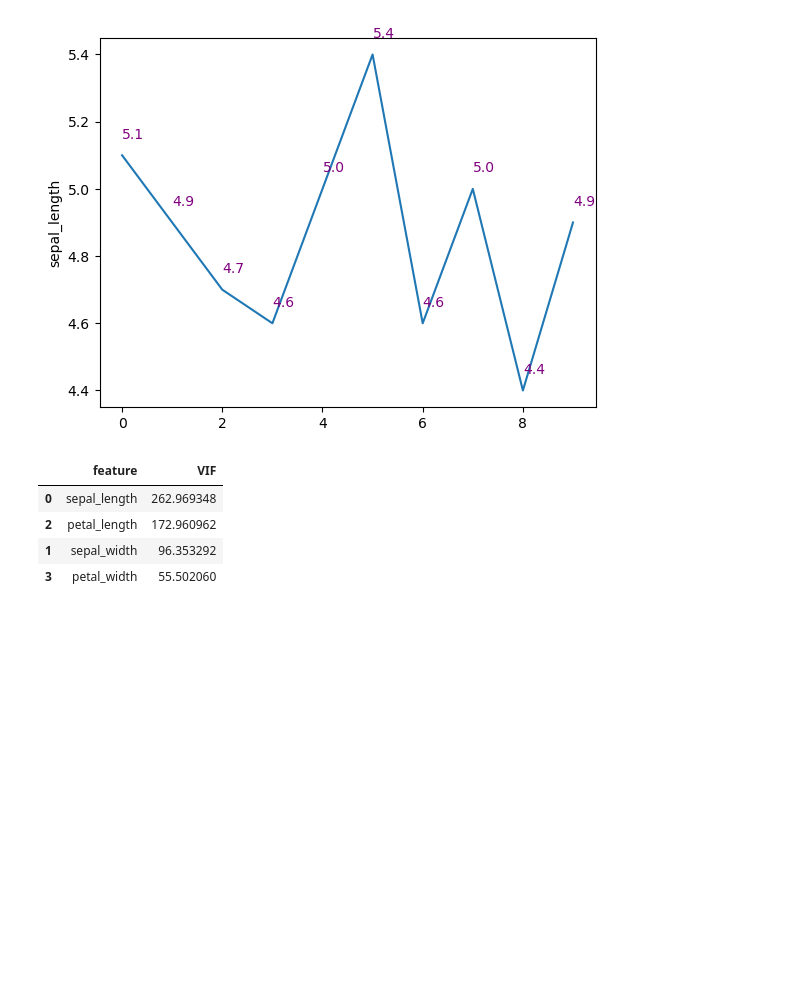
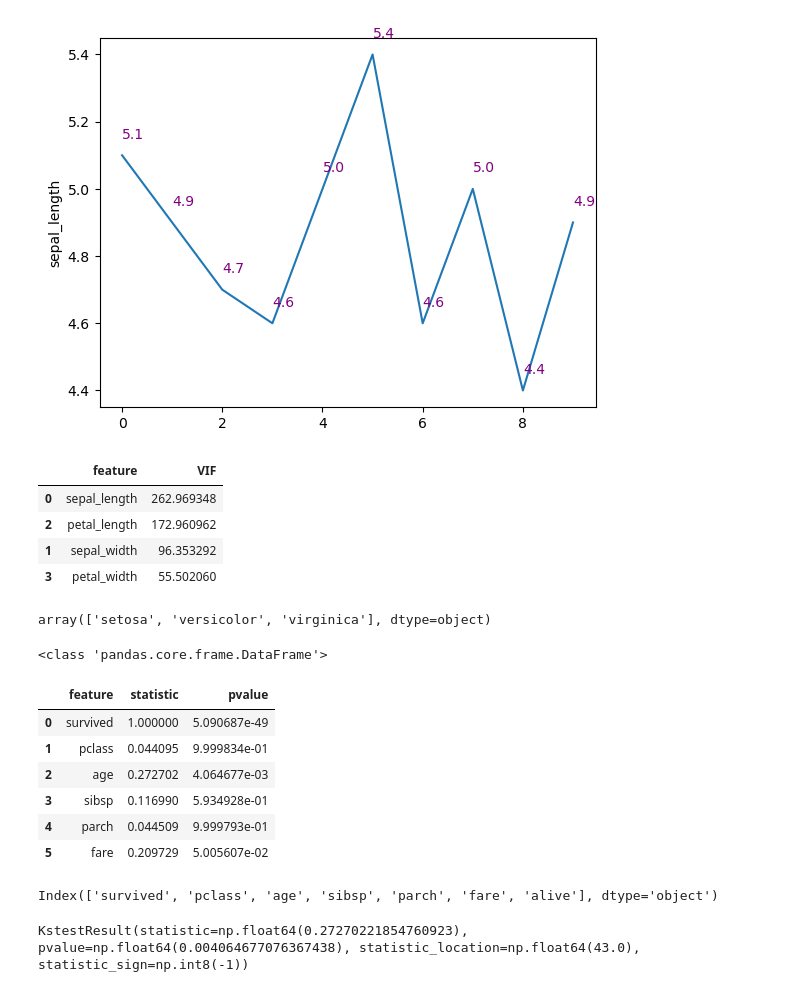
Before and after one commit to ivankching/workflow-utils, a Jupyter notebook: test_notebook.ipynb, the cells around one changed output. Saved outputs shown, nothing was run; the diff lists cells and outputs as text; code cells hidden in the pictures; blank space fills up the shorter version.

Commit message:
Add tests for kstests

```diff
--- a/test_notebook.ipynb
+++ b/test_notebook.ipynb
@@ -66,3 +66,25 @@ vif
 | 2 | petal_length | 172.960962 |
 | 1 | sepal_width | 96.353292 |
 | 3 | petal_width | 55.502060 |
+# %%
+data['species'].unique()
+# %% [output]
+array(['setosa', 'versicolor', 'virginica'], dtype=object)
+# %%
+titanic = sns.load_dataset('titanic')
+# %%
+titanic["alive"] = titanic["alive"].map({"no": 0, "yes": 1})
+# %%
+titanic = titanic.dropna()
+# %%
+ks_result = stats.kstests(titanic, 'alive')
+ks_result
+# %% [output]
+<class 'pandas.core.frame.DataFrame'>
+|  | feature | statistic | pvalue |
+| 0 | survived | 1.000000 | 5.090687e-49 |
+| 1 | pclass | 0.044095 | 9.999834e-01 |
+| 2 | age | 0.272702 | 4.064677e-03 |
+| 3 | sibsp | 0.116990 | 5.934928e-01 |
+| 4 | parch | 0.044509 | 9.999793e-01 |
+| 5 | fare | 0.209729 | 5.005607e-02 |
@@ -68,0 +95,4 @@ vif
+# %%
+columns
+# %% [output]
+Index(['survived', 'pclass', 'age', 'sibsp', 'parch', 'fare', 'alive'], dtype='object')
@@ -68,0 +103,4 @@ vif
+# %%
+res
+# %% [output]
+KstestResult(statistic=np.float64(0.27270221854760923), pvalue=np.float64(0.004064677076367438), statistic_location=np.float64(43.0), statistic_sign=np.int8(-1))
```
Also changed, not shown: parts of 3 cells of this notebook, 1 other file.
